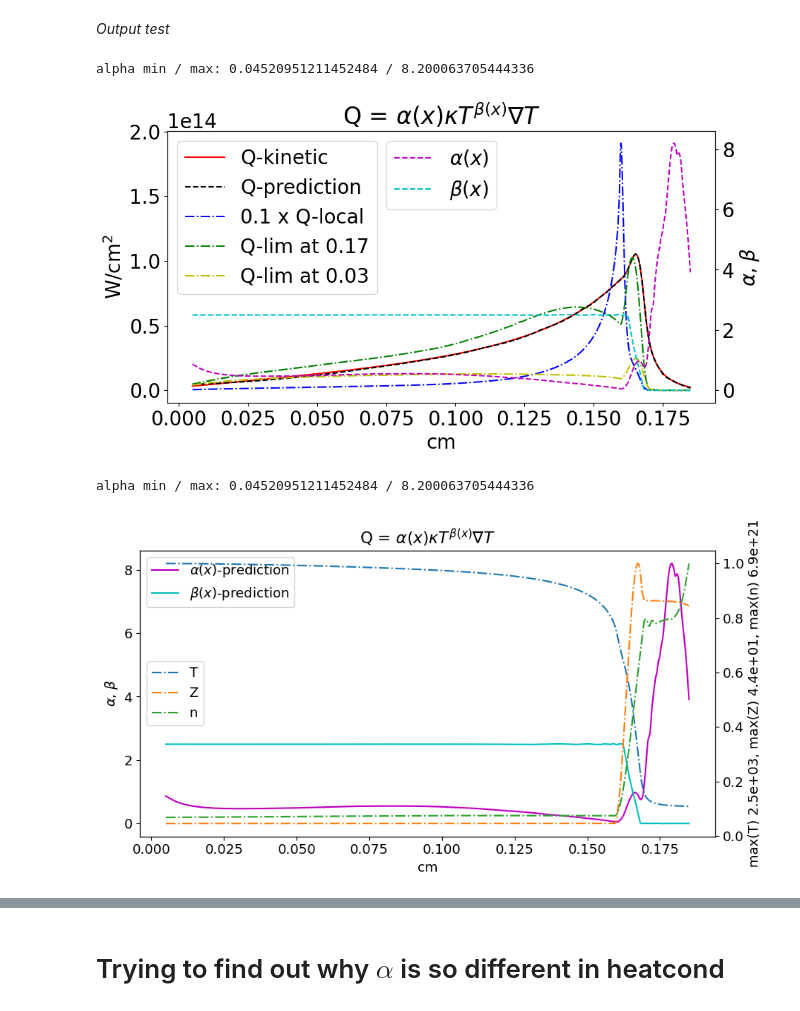
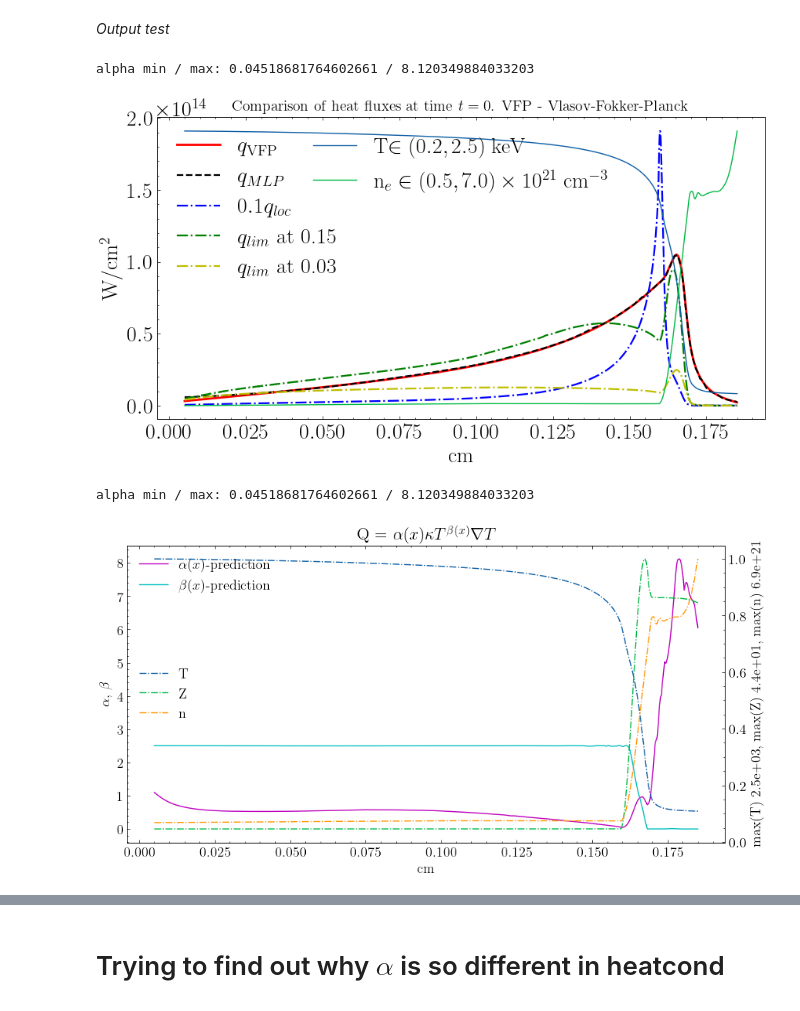
Before and after one commit to Lexmidan/nonloc_heatflux, a Jupyter notebook: PyTorch/NN-heatflux.ipynb, the cells around one changed output, grey strips where cells are left out. Drawn from its saved outputs; the diff is of its cells as text; code cells hidden in the pictures.

```diff
--- a/PyTorch/NN-heatflux.ipynb
+++ b/PyTorch/NN-heatflux.ipynb
@@ -55,10 +55,16 @@ model = hfm.AlphaBetaModel(*NNmodelargs)
 Nfeatures 92
 # %%
 ### Let's train the beast!
+# from IPython.utils import io
+# with io.capture_output() as captured:
+#     trainer = pl.Trainer(max_epochs = 100)
+#     trainer.fit(model, train_loader, validation_loader)
+import importlib
 from IPython.utils import io
+import NN_training
+importlib.reload(NN_training)
 with io.capture_output() as captured:
-    trainer = pl.Trainer(max_epochs = 100)
-    trainer.fit(model, train_loader, validation_loader)
+    model=NN_training.train_model(100) #argument is the number of epochs
 # %% [output]
 GPU available: False, used: False
 TPU available: False, using: 0 TPU cores
@@ -119,40 +125,45 @@ Npoints = len(values_prediction)
 x = np.linspace(5e-3, 0.185, Npoints)
 # %%
 import physics as phys
-flim_high = 0.17
+flim_high = 0.15
 xlim_high, Qlim_high = phys.QSHlimited(x, n_local, Z_local, T_local, flim_high)
 flim_low = 0.03
 xlim_low, Qlim_low = phys.QSHlimited(x, n_local, Z_local, T_local, flim_low)
 # %% [markdown]
 *Output test*
+# %%
+from matplotlib import pyplot as plt
+import scienceplots
+plt.style.use('science')
 # %%
-from matplotlib import pyplot as plt
+
+import heatConduction as hc
 plt.rcParams.update({'font.size': 20})
 # And finally we can see that our network has done a decent job of estimating!
 fig1, ax1 = plt.subplots(figsize=(10,5))
-ax1.plot(x, values_Q_actual, 'r', label='Q-kinetic')
-ax1.plot(x, values_prediction, 'k--', label='Q-prediction')
-ax1.plot(x, 0.1 * values_local, 'b-.', label='0.1 x Q-local')
-ax1.plot(xlim_high, Qlim_high, 'g-.', label=f'Q-lim at {flim_high}')
-ax1.plot(xlim_low, Qlim_low, 'y-.', label=f'Q-lim at {flim_low}')
+ax1.plot(x, values_Q_actual, 'r', label=r'$q_\mathrm{VFP}$', lw=2)
+ax1.plot(x, values_prediction, 'k--', label=r'$q_{MLP}$', lw=1.6)
+ax1.plot(x, 0.1 * values_local, 'b-.', label=r'$0.1q_{loc}$', lw=1.6)
+ax1.plot(xlim_high, Qlim_high, 'g-.', label=r'$q_{lim}$ at 0.15', lw=1.6)
+ax1.plot(xlim_low, Qlim_low, 'y-.', label=r'$q_{lim}$ at 0.03', lw=1.6)
 #ax1.plot(0.1 * values_beta_local, 'g--', label='0.1 x beta local')
 ax1.set_xlabel('cm')
 ax1.set_ylabel('W/cm$^2$')
-plt.title(r'Q = $\alpha(x) \kappa T^{\beta(x)} \nabla T$')
+#plt.title(r'Q = $\alpha(x) \kappa T^{\beta(x)} \nabla T$')
 ax1.legend(loc='upper left')
+lw_plasma = 1.0
+ax2 = ax1.twinx()  # instantiate a second axes that shares the same x-axis
 
-ax2 = ax1.twinx()  # instantiate a second axes that shares the same x-axis
-ax2.set_ylabel(r'$\alpha$, $\beta$')
-ax2.plot(x, values_alpha, 'm--', label=r'$\alpha(x)$')
-ax2.plot(x, values_beta, 'c--', label=r'$\beta(x)$')
+ax2.plot(x, T_local / max(T_local), '-', lw=lw_plasma, label=r'T$\in (0.2, 2.5)$ keV')
+ax2.plot(x, n_local / max(n_local), '-', lw=lw_plasma, label=r'n$_e \in (0.5, 7.0)\times 10^{21}$ cm$^{-3}$')
 ax2.legend(loc='upper center')
-
+ax2.set_yticklabels([]); ax2.set_yticks([])
 fig1.savefig("./graphs/heatflux.pdf")
-
+plt.title(r'Comparison of heat fluxes at time $t=0$. VFP - Vlasov-Fokker-Planck', fontsize=14)
 print(f'alpha min / max: {min(values_alpha)} / {max(values_alpha)}')
 # %% [output]
-alpha min / max: 0.04520951211452484 / 8.200063705444336
+alpha min / max: 0.04518681764602661 / 8.120349884033203
-[figure, old version]
+[figure, new version]
 # %%
 from matplotlib import pyplot as plt
 plt.rcParams.update({'font.size': 13})
@@ -176,8 +187,8 @@ fig1.savefig("./graphs/alphabeta.pdf")
 
 print(f'alpha min / max: {min(values_alpha)} / {max(values_alpha)}')
 # %% [output]
-alpha min / max: 0.04520951211452484 / 8.200063705444336
+alpha min / max: 0.04518681764602661 / 8.120349884033203
-[figure, old version]
+[figure, new version]
 # %%
 plt.rcParams.update({'font.size': 17})
 lw_heatflux1 = 3.5
```
Also changed, not shown: parts of 5 cells of this notebook, 11 other files.
